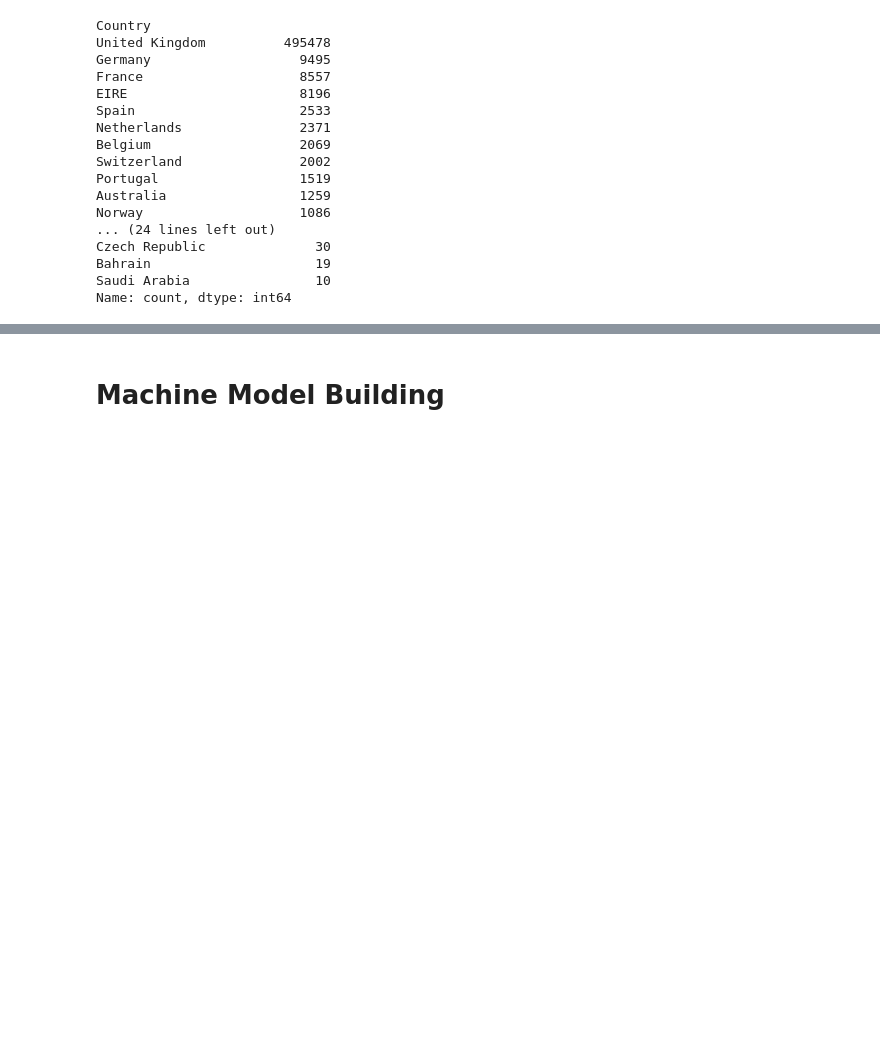
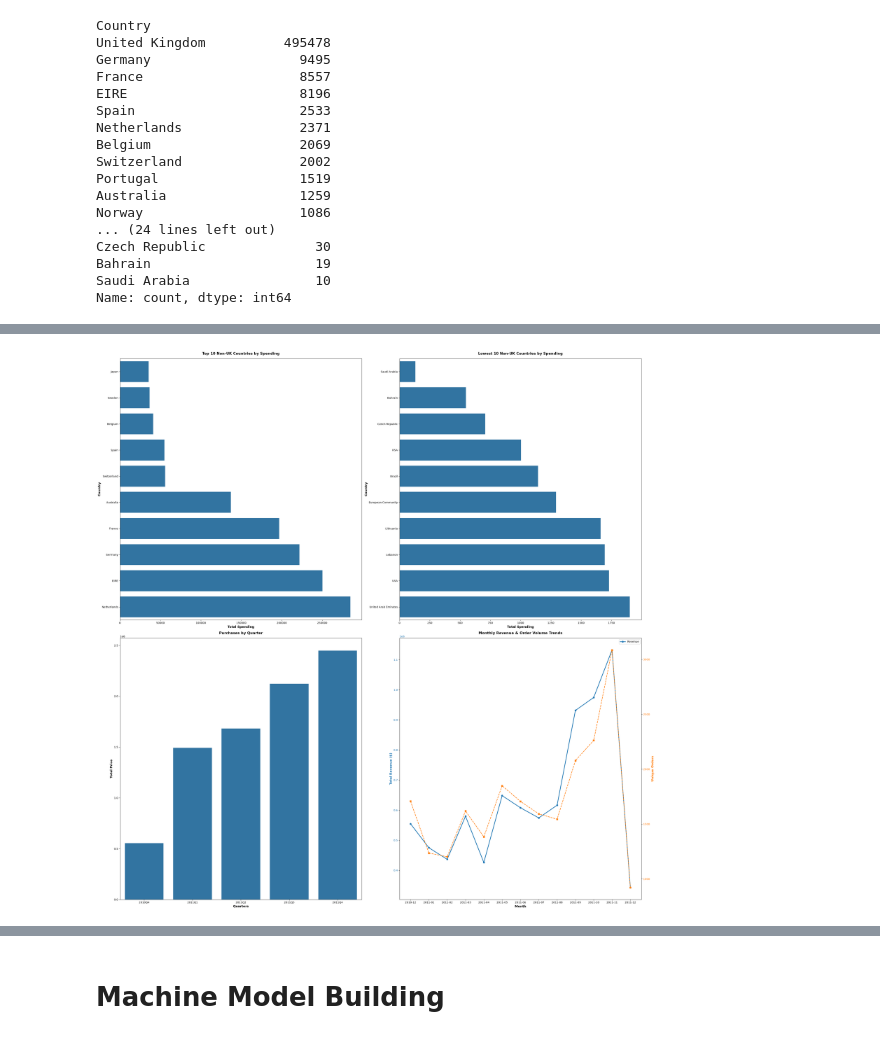
Before and after one commit to Qheerah/CustomerChurn, a Jupyter notebook: notebooks/Untitled.ipynb, the cells around one changed output, grey strips where cells are left out. Cells and saved outputs as stored; diff of their text form; code cells hidden in the pictures; blank space fills up the shorter version.

```diff
--- a/notebooks/Untitled.ipynb
+++ b/notebooks/Untitled.ipynb
@@ -93,0 +253,86 @@ df_clean['Quarters']= df_clean['InvoiceDate'].dt.to_period("Q")
+# %%
+fig, axes = plt.subplots(2,2, figsize=(30,30))
+ax1,ax2,ax3,ax4 = axes.flatten()
+
+def plot_country_spending(df, ax, n=10, ascending=False, log_scale=False):
+    spend_df = (
+        df[(df["Country"] != "United Kingdom")]
+        .groupby("Country")["TransactionValue"]
+        .sum()
+        .sort_values(ascending=ascending)
+        .head(n)
+        .reset_index()
+    )
+
+    spend_df = spend_df.sort_values(by="TransactionValue", ascending=True)
+
+    spend_df["Country"] = spend_df["Country"].astype(str)
+
+    sns.barplot(data=spend_df, x="TransactionValue", y="Country",ax=ax)
+
+    label_type = "Lowest" if ascending else "Top"
+    ax.set_title(f"{label_type} {n} Non-UK Countries by Spending", fontsize=14, fontweight='bold', pad=15)
+    ax.set_xlabel("Total Spending",fontsize=12, fontweight='bold')
+    ax.set_ylabel("Country",fontsize=12, fontweight='bold')
+    #ax.tick_params(axis="x", rotation=90)
+
+    if log_scale:
+        ax.set_xscale("log")
+
+    return ax
+plot_country_spending(df,ax1)
+plot_country_spending(df, ax2, ascending=True)
+
+Quarters = (
+    df.groupby(df['InvoiceDate'].dt.to_period('Q'))
+    .agg(TotalRevenue = ('TransactionValue', 'sum'),
+        OrderCount=('InvoiceNo', 'nunique'))
+    .reset_index()
+        )
+
+
+sns.barplot(
+   data=Quarters,
+   x='InvoiceDate',
+   y='TotalRevenue',
+   ax=ax3
+)
+ax3.set_title("Purchases by Quarter", fontsize=14, fontweight='bold', pad=15)
+ax3.set_xlabel("Quarters",fontsize=12, fontweight='bold')
+ax3.set_ylabel("Total Price",fontsize=12, fontweight='bold')
+
+
+
+color1='#1f77b4'
+color2='#ff7f0e'
+
+
+monthly_data = (
+    df.groupby(df['InvoiceDate'].dt.to_period('M'))
+    .agg(
+        TotalRevenue=('TransactionValue', 'sum'),
+        OrderCount=('InvoiceNo', 'nunique')
+    )
+    .reset_index()
+)
+
+ax4.set_xlabel('Month', fontsize=12, fontweight='bold')
+ax4.set_ylabel('Total Revenue ($)', color=color1, fontsize=12, fontweight='bold')
+ax4.plot(monthly_data['InvoiceDate'].astype('str'), monthly_data['TotalRevenue'],
+        color=color1, marker='o', linewidth=2.5, label='Revenue')
+ax4.tick_params(axis='y', labelcolor=color1)
+# Dual Axis for Ordert Count (Line 2)
+ax4_twin = ax4.twinx()
+ax4_twin.set_ylabel('Unique Orders', color=color2, fontsize=12, fontweight='bold')
+ax4_twin.plot(monthly_data['InvoiceDate'].astype('str'), monthly_data['OrderCount'],
+             color=color2, marker='s', linestyle='--', linewidth=2, label='Orders')
+ax4_twin.tick_params(axis='y', labelcolor=color2)
+
+ax4.set_title('Monthly Revenue & Order Volume Trends', fontsize=14, fontweight='bold', pad=15)
+ax4.legend()
+
+
+plt.tight_layout()
+plt.show()
+# %% [output]
+[figure, added]
```
Also changed, not shown: parts of 41 cells of this notebook.
